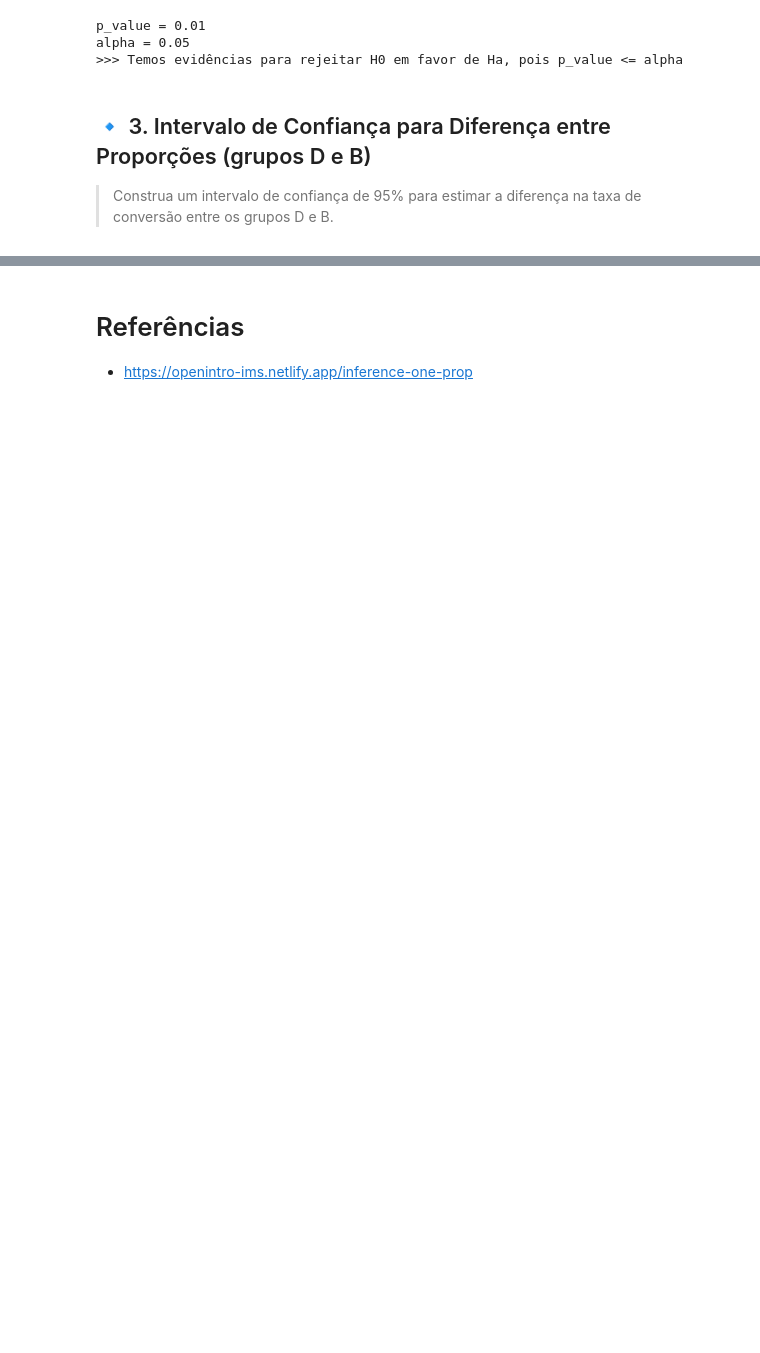
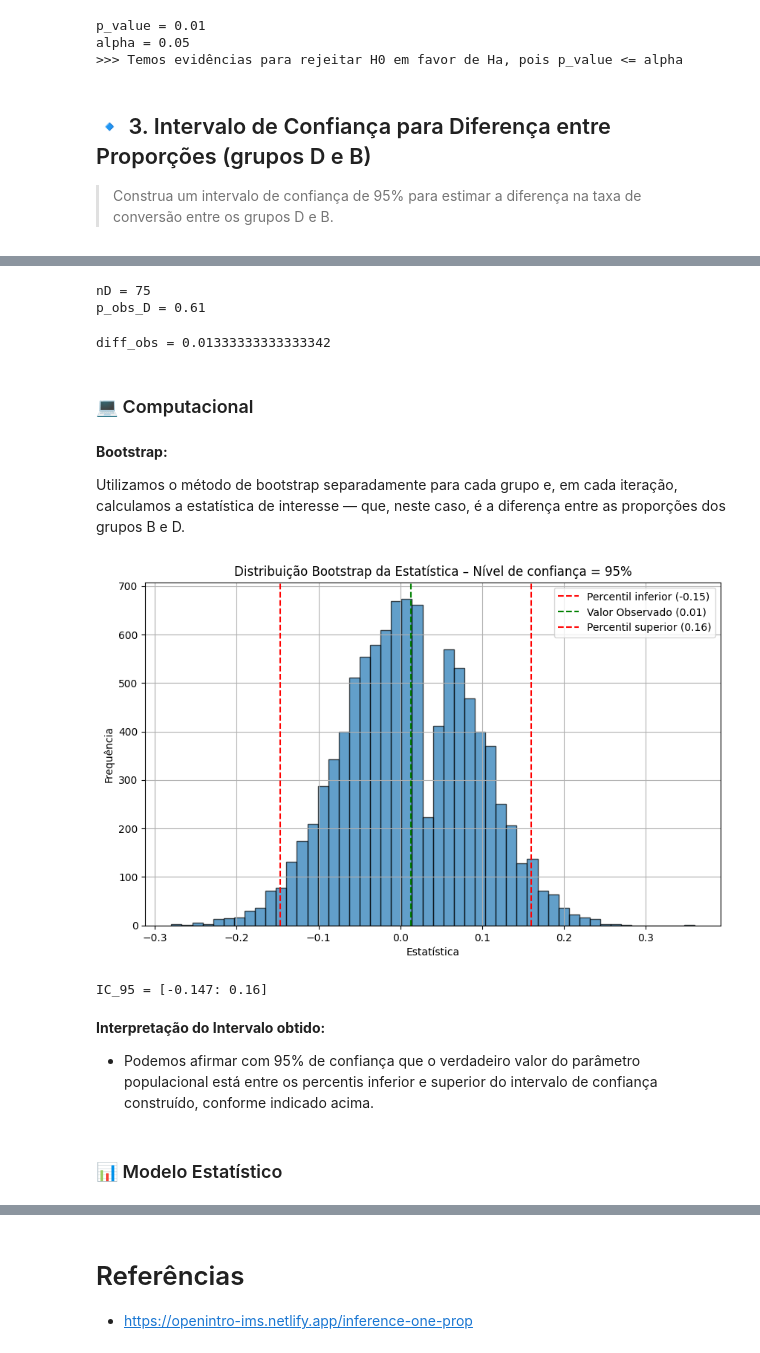
Before and after one commit to pedroDubiela95/inferencia-estatistica-computacional-vs-parametrica, a Jupyter notebook: inferencia.ipynb, the cells around one changed output, grey strips where cells are left out. Drawn from its saved outputs; the diff is of its cells as text; code cells hidden in the pictures; blank space fills up the shorter version.

```diff
--- a/inferencia.ipynb
+++ b/inferencia.ipynb
@@ -379,0 +398,78 @@ alpha = 0.05
+# %%
+# Amostra D
+c = base["grupo"] == "D"
+XD = base.loc[c, "evento"].values
+
+# Tamanho da amostra
+nD = XD.shape[0]
+
+# Proporção observada de clientes que realizaram alguma compra no grupo D
+p_obs_D = XD.mean()
+
+print(f"nD = {nD}")
+print(f"p_obs_D = {np.round(p_obs_D,2)}")
+# %% [output]
+nD = 75
+p_obs_D = 0.61
+# %%
+# Diferença observada
+diff_obs = p_obs_B - p_obs_D
+print(f"diff_obs = {diff_obs}")
+# %% [output]
+diff_obs = 0.01333333333333342
+# %% [markdown]
+### 💻 Computacional
+# %% [markdown]
+**Bootstrap:**
+
+Utilizamos o método de bootstrap separadamente para cada grupo e, em cada iteração, calculamos a estatística de interesse — que, neste caso, é a diferença entre as proporções dos grupos B e D.
+# %%
+# BOOTSTRAP
+
+# Reamostragem
+n_simu = 10_000 # 10 mil simulações
+stat_dist = []
+
+for _ in range(n_simu):
+
+    # Reamostra com reposição
+    X_boot_B = np.random.choice(XB, size=nB, replace=True)
+    X_boot_D = np.random.choice(XD, size=nD, replace=True)
+
+    # Estatistica
+    p_boot_B = X_boot_B.mean()
+    p_boot_D = X_boot_D.mean()
+    stat_dist.append(p_boot_B - p_boot_D)
+
+
+# Calcular os percentis
+gama = 95
+stat_dist = np.array(stat_dist)
+percentile_l = np.percentile(stat_dist, (100 - gama)/2)
+percentile_r = np.percentile(stat_dist, gama + (100 - gama)/2)
+# %%
+# Plotar histograma da distribuição bootstrap
+plt.figure(figsize=(10, 6))
+plt.hist(stat_dist, bins=50, edgecolor='black', alpha=0.7)
+
+# Linhas
+plt.axvline(percentile_l, color='red', linestyle='--', label=f'Percentil inferior ({percentile_l:.2f})') # Percentil inferior
+plt.axvline(diff_obs, color='green', linestyle='--', label=f'Valor Observado ({diff_obs:.2f})')                # Valor observado
+plt.axvline(percentile_r, color='red', linestyle='--', label=f'Percentil superior ({percentile_r:.2f})') # Percentil superior
+
+# Título e rótulos
+plt.title(f'Distribuição Bootstrap da Estatística – Nível de confiança = {gama}%')
+plt.xlabel('Estatística')
+plt.ylabel('Frequência')
+plt.legend()
+plt.grid(True)
+plt.show()
+print(f"IC_95 = [{np.round(percentile_l, 3)}: {np.round(percentile_r, 3)}]")
+# %% [output]
+[figure, added]
+IC_95 = [-0.147: 0.16]
+# %% [markdown]
+**Interpretação do Intervalo obtido:**
+- Podemos afirmar com 95% de confiança que o verdadeiro valor do parâmetro populacional está entre os percentis inferior e superior do intervalo de confiança construído, conforme indicado acima.
+# %% [markdown]
+### 📊 Modelo Estatístico
```
Also changed, not shown: parts of 40 cells of this notebook, 2 other files.
